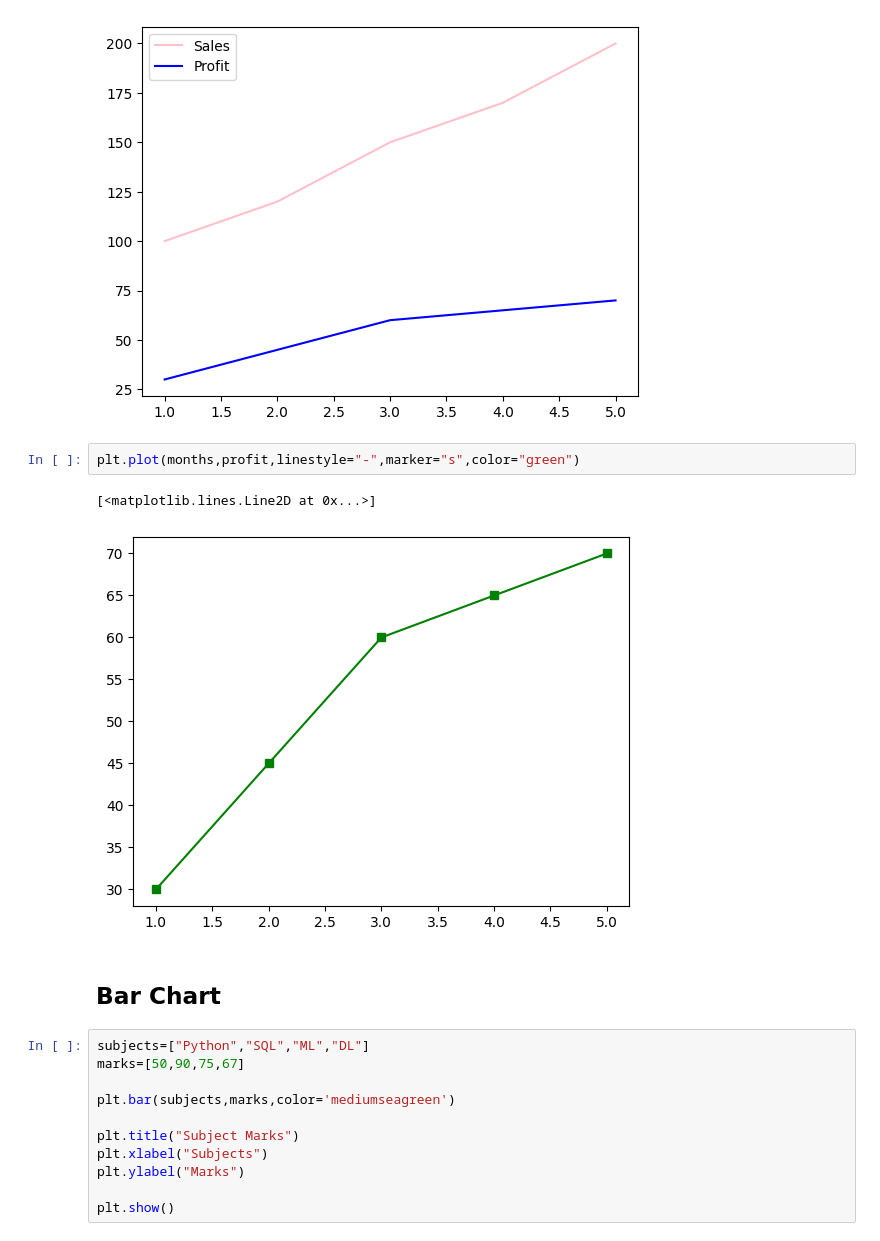
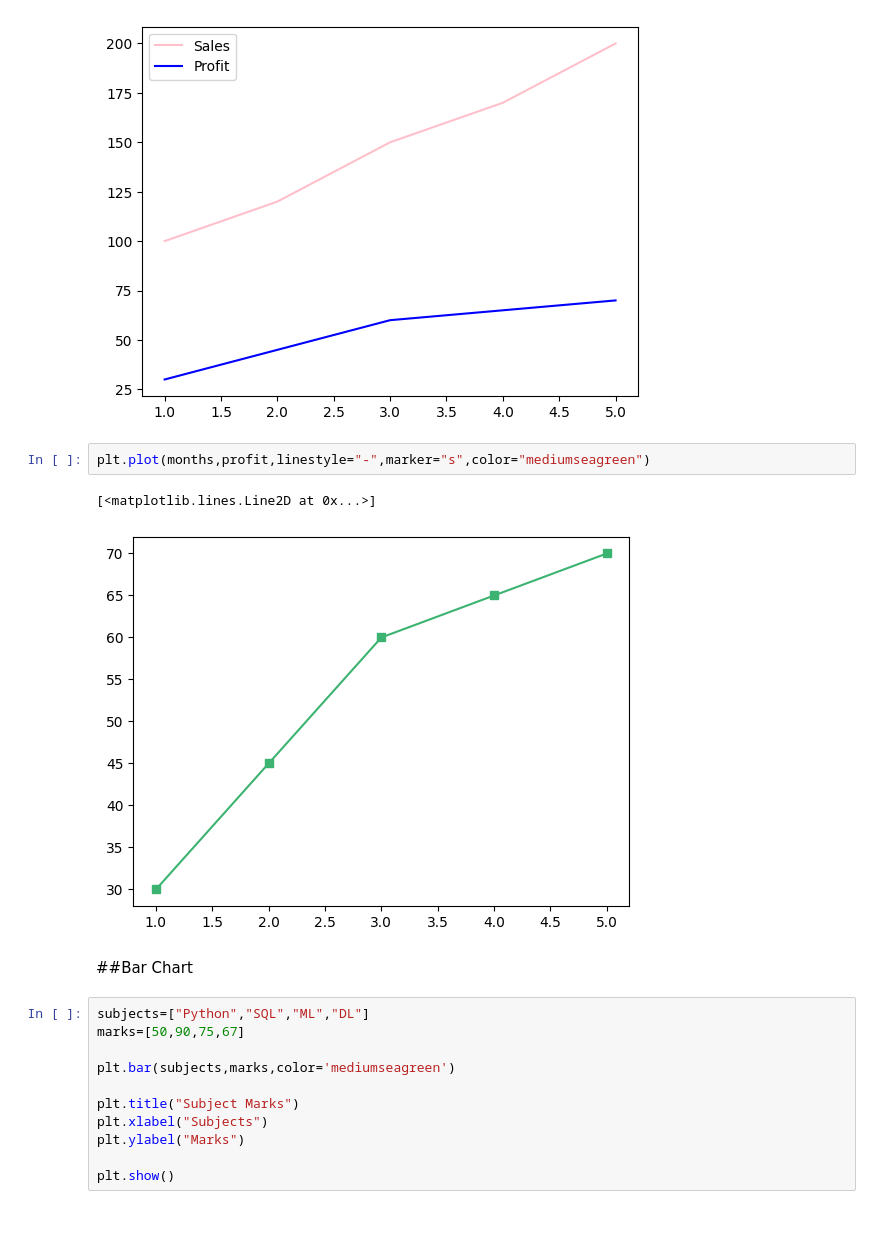
Before and after one commit to ftmshifa777/Matplotlib-Visualization, a Jupyter notebook: Matplotlib.ipynb, the cells around one changed output. Cells and saved outputs as stored; diff of their text form.

```diff
--- a/Matplotlib.ipynb
+++ b/Matplotlib.ipynb
@@ -71,12 +71,12 @@ plt.show()
 # %% [output]
 [figure]
 # %%
-plt.plot(months,profit,linestyle="-",marker="s",color="green")
+plt.plot(months,profit,linestyle="-",marker="s",color="mediumseagreen")
 # %% [output]
 [<matplotlib.lines.Line2D at 0x...>]
-[figure, old version]
+[figure, new version]
 # %% [markdown]
-## Bar Chart
+##Bar Chart
 # %%
 subjects=["Python","SQL","ML","DL"]
 marks=[50,90,75,67]
```
Also changed, not shown: parts of 20 cells of this notebook.
